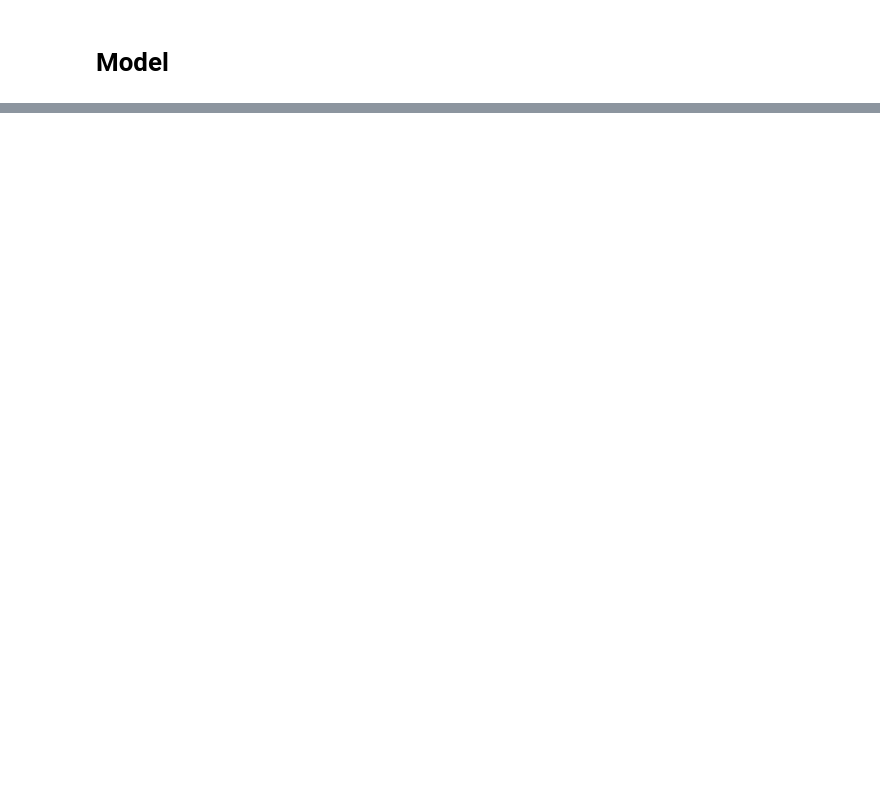
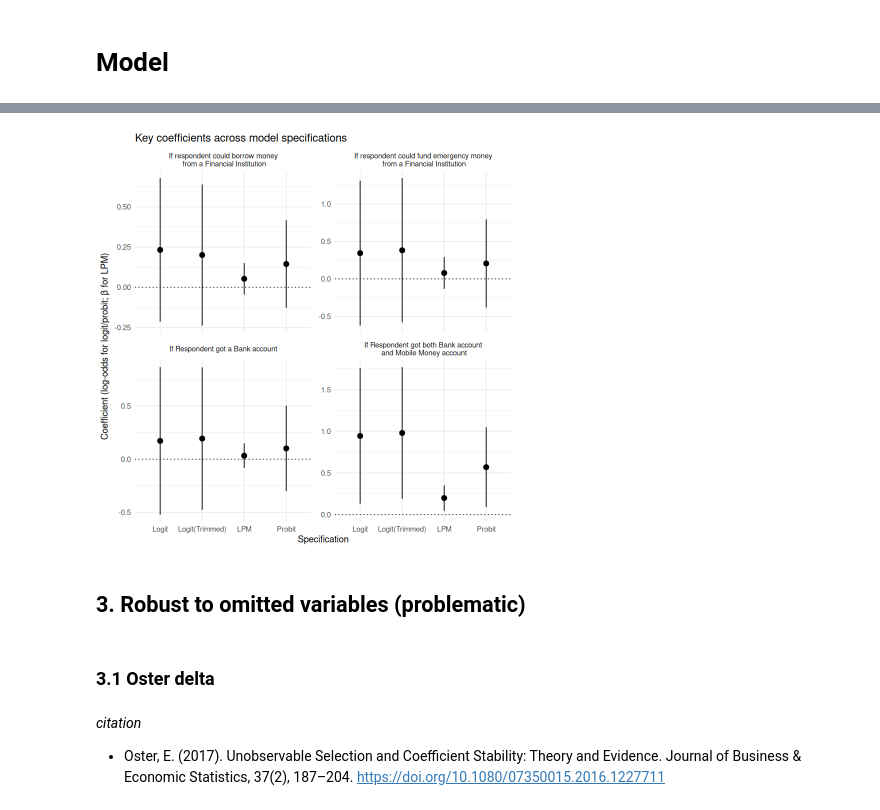
Before and after one commit to mmyousefies/gfi-iran, a Jupyter notebook: src/model.ipynb, the cells around one changed output, grey strips where cells are left out. Cells and saved outputs as stored; diff of their text form; code cells hidden in the pictures; blank space fills up the shorter version.

```diff
--- a/src/model.ipynb
+++ b/src/model.ipynb
@@ -422,0 +656,9 @@ A spec_tbl_df: 41 × 24
+# %%
+# 2) Fit an LPM by using family = gaussian() with the same formula
+model_lpm <- svyglm(
+  form,
+  design = design,
+  family = gaussian()
+)
+
+compare_models(model, model_lpm)
@@ -422,0 +689,8 @@ A spec_tbl_df: 41 × 24
+# %%
+model_probit <- svyglm(
+  form,
+  design = design,
+  family = quasibinomial(link = "probit")
+)
+
+compare_models(model,model_probit)
@@ -422,0 +717,54 @@ A spec_tbl_df: 41 × 24
+# %%
+## Gather coefficients from all four models
+coef_tbl <- list(
+  Logit = model,
+  `Logit(Trimmed)`  = model_trim,
+  LPM            = model_lpm,
+  Probit         = model_probit
+) |>
+  imap_dfr(~ tidy(.x) |>
+    filter(term %in% c(
+      "accountBank account only",
+      "accountBank and Mobile money",
+      "borrowed_in_past_yearThrough Account",
+      "main_source_of_emergency_fundsFinancial Institutions"
+    )) |>
+    mutate(model = .y)) |>
+  mutate(
+    term = recode(term,
+      "accountBank account only" = "If Respondent got a Bank account",
+      "accountBank and Mobile money" = "If Respondent got both Bank account\n and Mobile Money account",
+      "borrowed_in_past_yearThrough Account" = "If respondent could borrow money\n from a Financial Institution",
+      "main_source_of_emergency_fundsFinancial Institutions" = "If respondent could fund emergency money\n from a Financial Institution"
+    ),
+    ymin = estimate - 1.96 * std.error,
+    ymax = estimate + 1.96 * std.error
+  )
+
+## Plot
+ggplot(
+  coef_tbl,
+  aes(
+    x = model, y = estimate,
+    ymin = ymin, ymax = ymax
+  )
+) +
+  geom_pointrange() +
+  facet_wrap(~term, scales = "free_y") +
+  geom_hline(yintercept = 0, linetype = "dotted") +
+  labs(
+    title = "Key coefficients across model specifications",
+    x = "Specification",
+    y = "Coefficient (log-odds for logit/probit; β for LPM)"
+  ) +
+  theme_minimal(base_size = 11)
+# %% [output]
+[figure, added]
+# %% [markdown]
+## 3. Robust to omitted variables (problematic)
+# %% [markdown]
+### 3.1 Oster delta
+# %% [markdown]
+*citation*
+- Oster, E. (2017). Unobservable Selection and Coefficient Stability: Theory and Evidence.
+Journal of Business & Economic Statistics, 37(2), 187–204. https://doi.org/10.1080/07350015.2016.1227711
```
Also changed, not shown: parts of 58 cells of this notebook, 7 other files.
